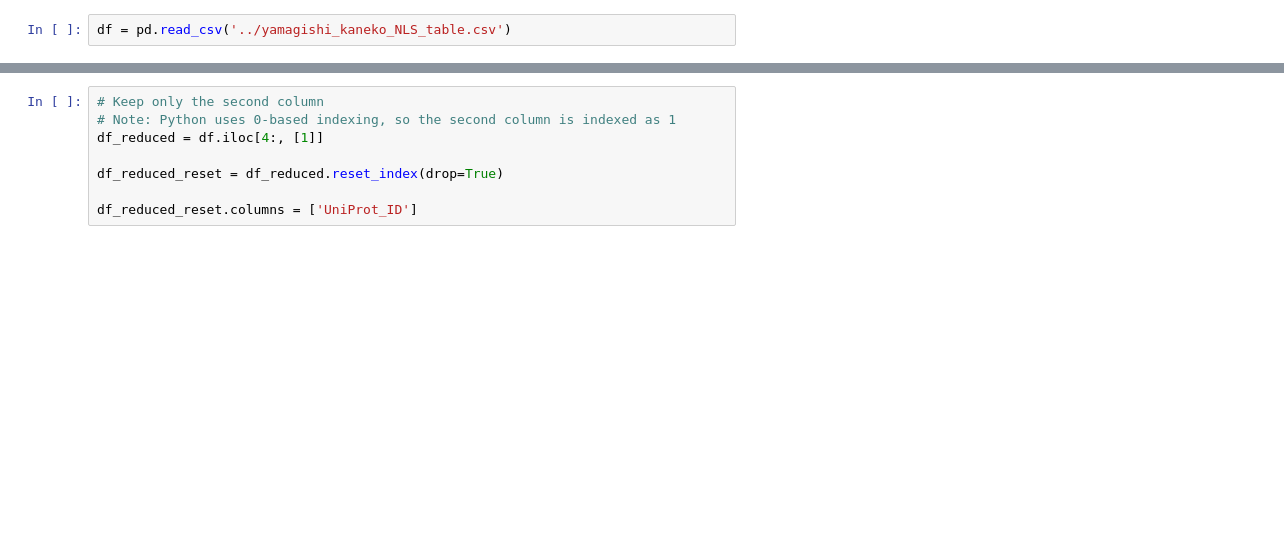
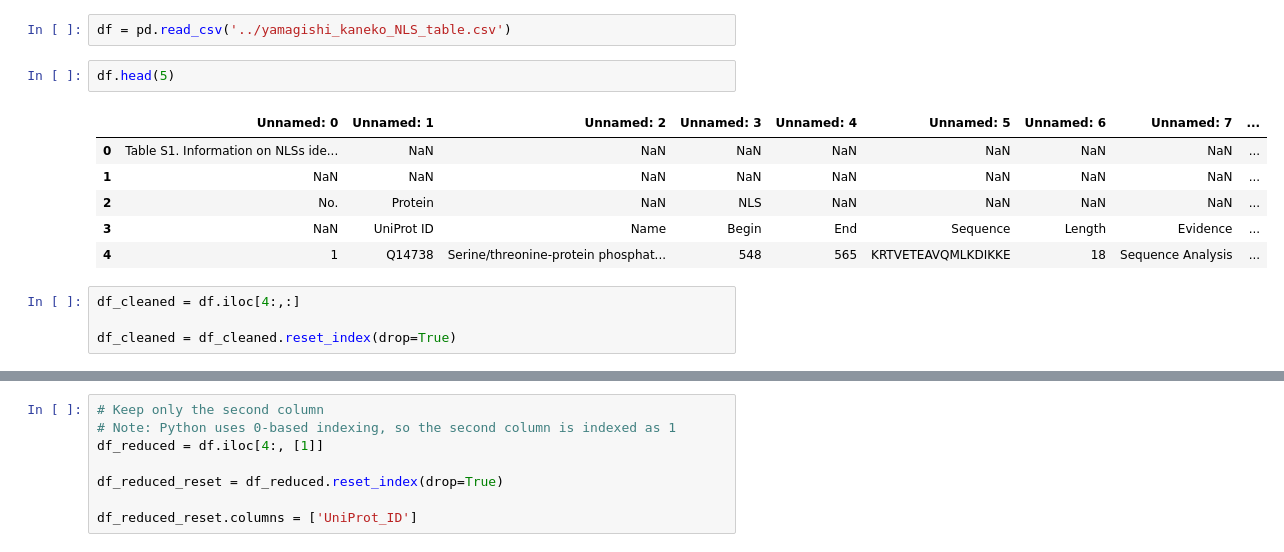
Before and after one commit to auerbachsd/NLSeer, a Jupyter notebook: Ming_data_extraction/Dateset_Creation.ipynb, the cells around one changed output, grey strips where cells are left out. Cells and saved outputs as stored; diff of their text form; blank space fills up the shorter version.

```diff
--- a/data_extraction/Dateset_Creation.ipynb
+++ b/Ming_data_extraction/Dateset_Creation.ipynb
@@ -3,3 +3,16 @@ import pandas as pd
 import re
 # %%
 df = pd.read_csv('../yamagishi_kaneko_NLS_table.csv')
+# %%
+df.head(5)
+# %% [output]
+|  | Unnamed: 0 | Unnamed: 1 | Unnamed: 2 | Unnamed: 3 | Unnamed: 4 | Unnamed: 5 | Unnamed: 6 | Unnamed: 7 | ... |
+| 0 | Table S1. Information on NLSs ide... | NaN | NaN | NaN | NaN | NaN | NaN | NaN | ... |
+| 1 | NaN | NaN | NaN | NaN | NaN | NaN | NaN | NaN | ... |
+| 2 | No. | Protein | NaN | NLS | NaN | NaN | NaN | NaN | ... |
+| 3 | NaN | UniProt ID | Name | Begin | End | Sequence | Length | Evidence | ... |
+| 4 | 1 | Q14738 | Serine/threonine-protein phosphat... | 548 | 565 | KRTVETEAVQMLKDIKKE | 18 | Sequence Analysis | ... |
+# %%
+df_cleaned = df.iloc[4:,:]
+
+df_cleaned = df_cleaned.reset_index(drop=True)
```
Also changed, not shown: parts of 10 cells of this notebook, 55 other files.
